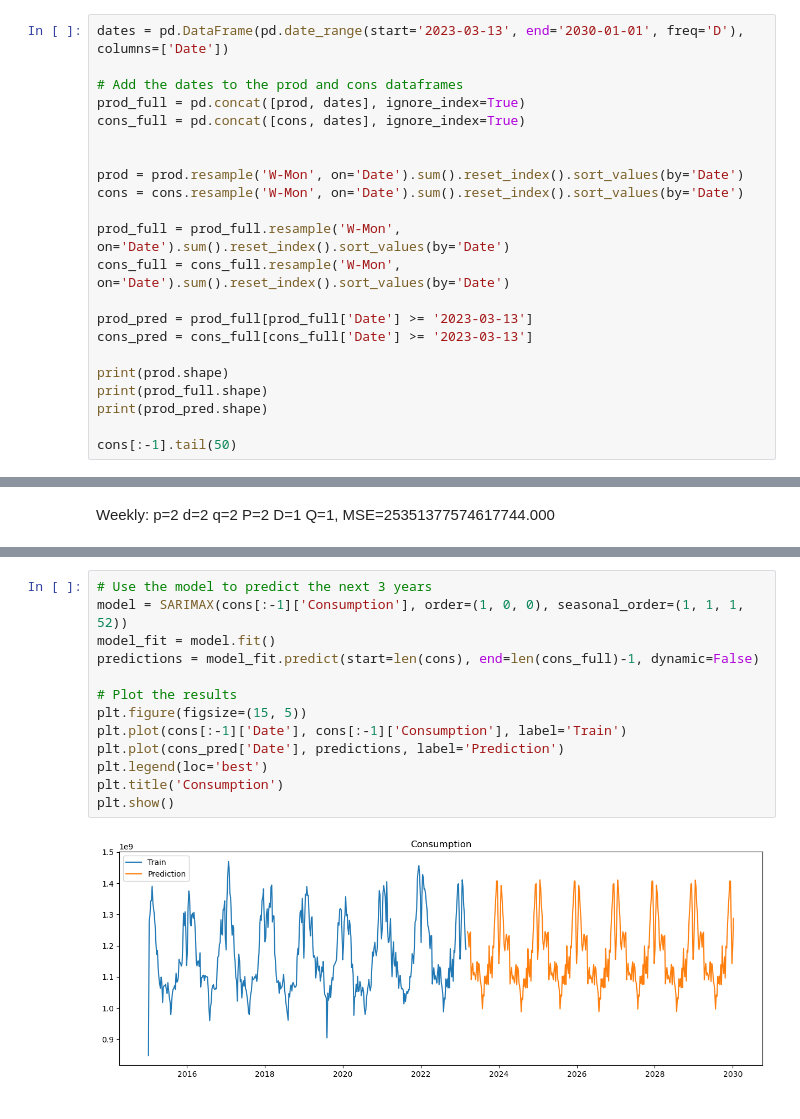
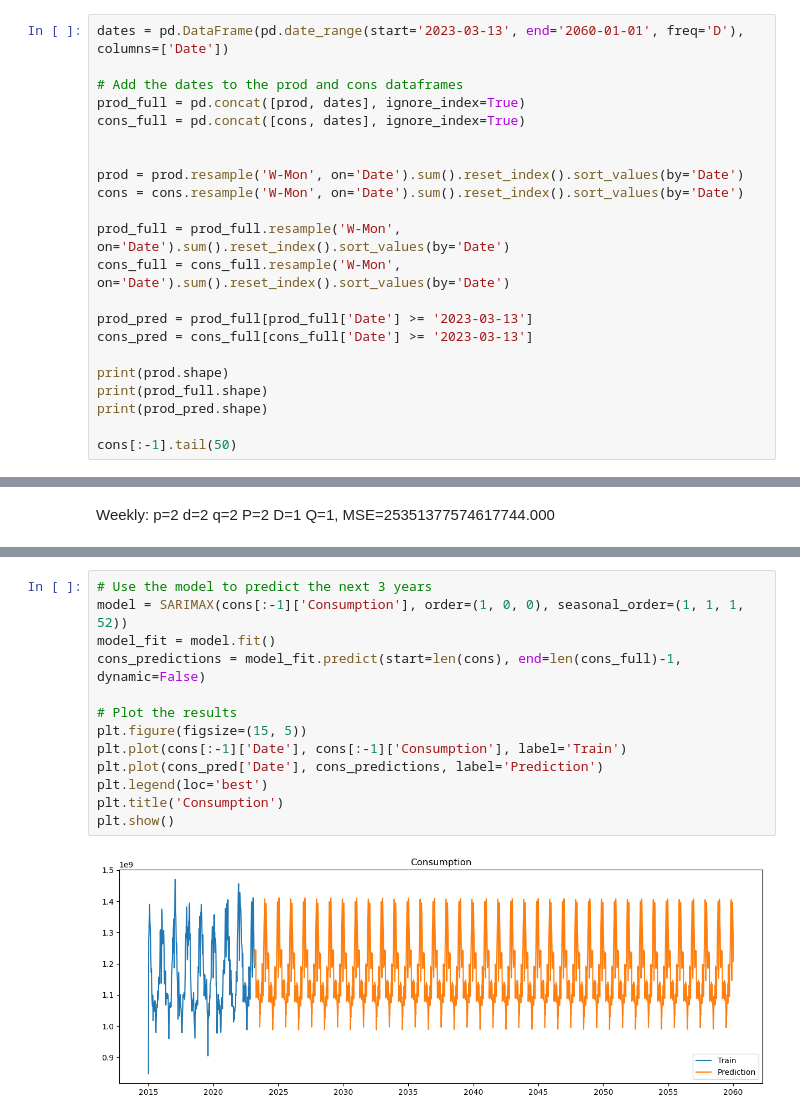
Before and after one commit to ThomasZim/PI, a Jupyter notebook: Scripts/Visualization_test/prediction.ipynb, the cells around one changed output, grey strips where cells are left out. Saved outputs shown, nothing was run; the diff lists cells and outputs as text.

```diff
--- a/Scripts/Visualization_test/prediction.ipynb
+++ b/Scripts/Visualization_test/prediction.ipynb
@@ -37,5 +36,5 @@ See the caveats in the documentation: https://pandas.pydata.org/pandas-docs/stab
 # %%
-dates = pd.DataFrame(pd.date_range(start='2023-03-13', end='2030-01-01', freq='D'), columns=['Date'])
+dates = pd.DataFrame(pd.date_range(start='2023-03-13', end='2060-01-01', freq='D'), columns=['Date'])
 
 # Add the dates to the prod and cons dataframes
 prod_full = pd.concat([prod, dates], ignore_index=True)
@@ -185,15 +185,15 @@ print(prod_pred.shape)
 # %%
 # Use the model to predict the next 3 years
 model = SARIMAX(cons[:-1]['Consumption'], order=(1, 0, 0), seasonal_order=(1, 1, 1, 52))
 model_fit = model.fit()
-predictions = model_fit.predict(start=len(cons), end=len(cons_full)-1, dynamic=False)
+cons_predictions = model_fit.predict(start=len(cons), end=len(cons_full)-1, dynamic=False)
 
 # Plot the results
 plt.figure(figsize=(15, 5))
 plt.plot(cons[:-1]['Date'], cons[:-1]['Consumption'], label='Train')
-plt.plot(cons_pred['Date'], predictions, label='Prediction')
+plt.plot(cons_pred['Date'], cons_predictions, label='Prediction')
 plt.legend(loc='best')
 plt.title('Consumption')
 plt.show()
 # %% [output]
-[figure, old version]
+[figure, new version]
```
Also changed, not shown: parts of 12 cells of this notebook, 7 other files.
